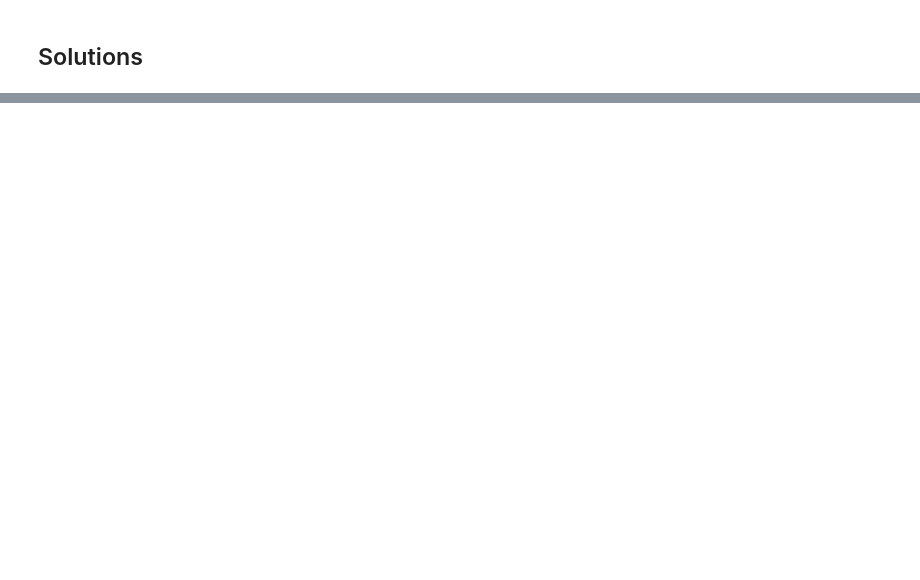
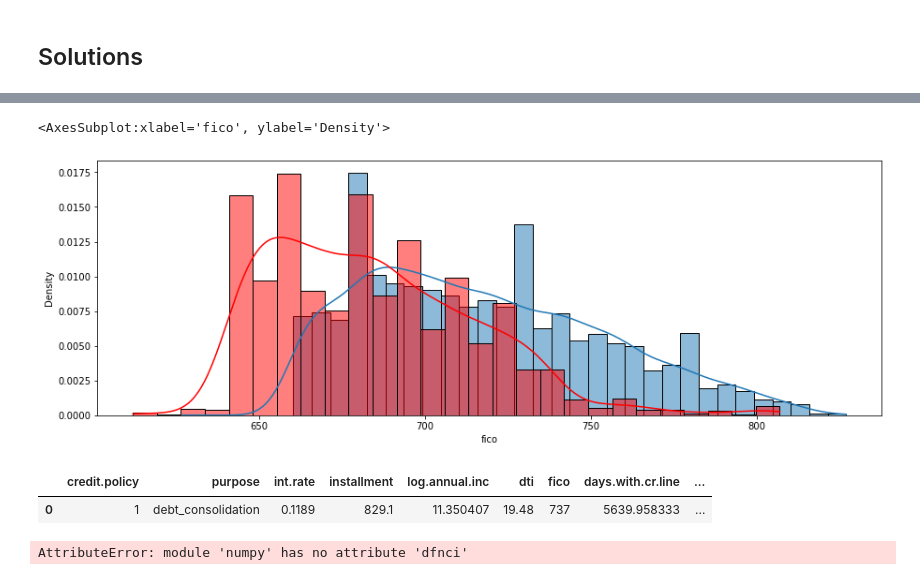
Before and after one commit to SidhST12/DATA_3450_Quiz_2, a Jupyter notebook: quiz_2_1221_start.ipynb, the cells around one changed output, grey strips where cells are left out. Saved outputs shown, nothing was run; the diff lists cells and outputs as text; code cells hidden in the pictures; blank space fills up the shorter version.

```diff
--- a/quiz_2_1221_start.ipynb
+++ b/quiz_2_1221_start.ipynb
@@ -66,0 +173,14 @@ df.head()
+# %%
+dfcf=dfc["fico"]
+dfncf=dfnc["fico"]
+# %%
+sns.histplot(dfcf, kde=True, stat="density")
+sns.histplot(dfncf, kde=True, stat="density", color='red')
+# %% [output]
+<AxesSubplot:xlabel='fico', ylabel='Density'>
+[figure, added]
+# %%
+dfc.head(1)
+# %% [output]
+|  | credit.policy | purpose | int.rate | installment | log.annual.inc | dti | fico | days.with.cr.line | ... |
+| 0 | 1 | debt_consolidation | 0.1189 | 829.1 | 11.350407 | 19.48 | 737 | 5639.958333 | ... |
@@ -66,0 +192,4 @@ df.head()
+# %%
+np.dfnci.mean()
+# %% [output]
+AttributeError: module 'numpy' has no attribute 'dfnci'
```
Also changed, not shown: parts of 10 cells of this notebook.
